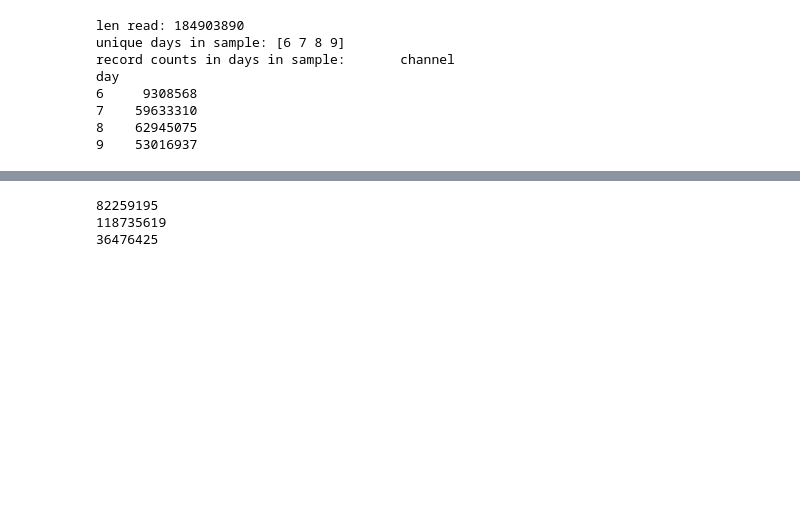
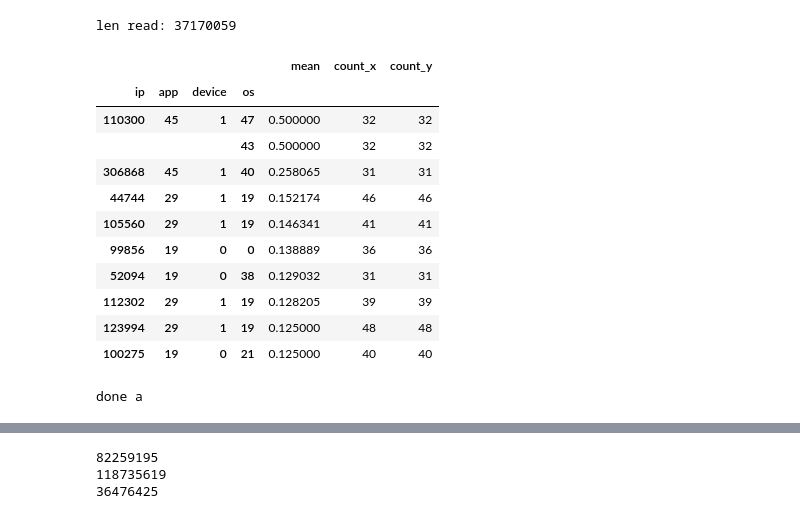
Before and after one commit to lyogavin/testtest, a Jupyter notebook: imbalanceness_analytics.ipynb, the cells around one changed output, grey strips where cells are left out. Drawn from its saved outputs; the diff is of its cells as text; code cells hidden in the pictures; blank space fills up the shorter version.

Commit message:
merge

```diff
--- a/imbalanceness_analytics.ipynb
+++ b/imbalanceness_analytics.ipynb
@@ -16,7 +16,9 @@ dtypes = {
         }
 
 
-data = pd.read_csv('../input/talkingdata-adtracking-fraud-detection/train.csv', header=0,usecols=train_cols,parse_dates=["click_time"], dtype=dtypes)
+data = pd.read_csv('../input/talkingdata-adtracking-fraud-detection/train.csv',
+                   skiprows=range(1,144708152), nrows=181878211-144708152,
+                   header=0,usecols=train_cols,parse_dates=["click_time"], dtype=dtypes)
 #data = pd.read_csv('../input/talkingdata-adtracking-fraud-detection/test.csv', header=0,usecols=test_cols,parse_dates=["click_time"], dtype=dtypes)
 #data = pd.read_csv('../input/talkingdata-adtracking-fraud-detection/train_sample.csv', header=0,usecols=train_cols,parse_dates=["click_time"], dtype=dtypes)
 
@@ -26,14 +28,29 @@ print('len read:',len(data))
 data['hour'] = data["click_time"].dt.hour.astype('uint8')
 data['day'] = data["click_time"].dt.day.astype('uint8')
 
-print('unique days in sample:' ,data['day'].unique())
-print('record counts in days in sample:', data[['day','channel']].groupby(['day']).count())
+#print('unique days in sample:' ,data['day'].unique())
 # %% [output]
-len read: 184903890
-unique days in sample: [6 7 8 9]
-record counts in days in sample:       channel
-day
-6     9308568
-7    59633310
-8    62945075
-9    53016937
+len read: 37170059
+# %%
+#print('record counts in days in sample:', data[['day','channel']].groupby(['day']).count())
+
+mean = data[['ip', 'app', 'device', 'os','is_attributed']].groupby(by=['ip', 'app', 'device', 'os'])[['is_attributed']].mean().rename(columns={'is_attributed':'mean'})
+count = data[['ip', 'app', 'device', 'os','is_attributed']].groupby(by=['ip', 'app', 'device', 'os'])[['is_attributed']].count().rename(columns={'is_attributed':'count'})
+# %%
+mean = mean.merge(count, how='left',left_index=True, right_index=True)
+print(mean)
+# %%
+mean.query('count_x > 30').sort_values(by='mean', ascending=False)[0:10]
+# %% [output]
+|  |  |  |  | mean | count_x | count_y |
+| ip | app | device | os |  |  |  |
+| 110300 | 45 | 1 | 47 | 0.500000 | 32 | 32 |
+|  |  |  | 43 | 0.500000 | 32 | 32 |
+| 306868 | 45 | 1 | 40 | 0.258065 | 31 | 31 |
+| 44744 | 29 | 1 | 19 | 0.152174 | 46 | 46 |
+| 105560 | 29 | 1 | 19 | 0.146341 | 41 | 41 |
+| 99856 | 19 | 0 | 0 | 0.138889 | 36 | 36 |
+| 52094 | 19 | 0 | 38 | 0.129032 | 31 | 31 |
+| 112302 | 29 | 1 | 19 | 0.128205 | 39 | 39 |
+| 123994 | 29 | 1 | 19 | 0.125000 | 48 | 48 |
+| 100275 | 19 | 0 | 21 | 0.125000 | 40 | 40 |
@@ -39,0 +86,6 @@ day
+# %%
+print('done a')
+b = a.merge(training[['ip','app','device','os','nc','click_time', 'is_attributed']],
+            on=['ip','app','device','os'], how='left')
+# %% [output]
+done a
```
Also changed, not shown: parts of 10 cells of this notebook, 3 other files.
